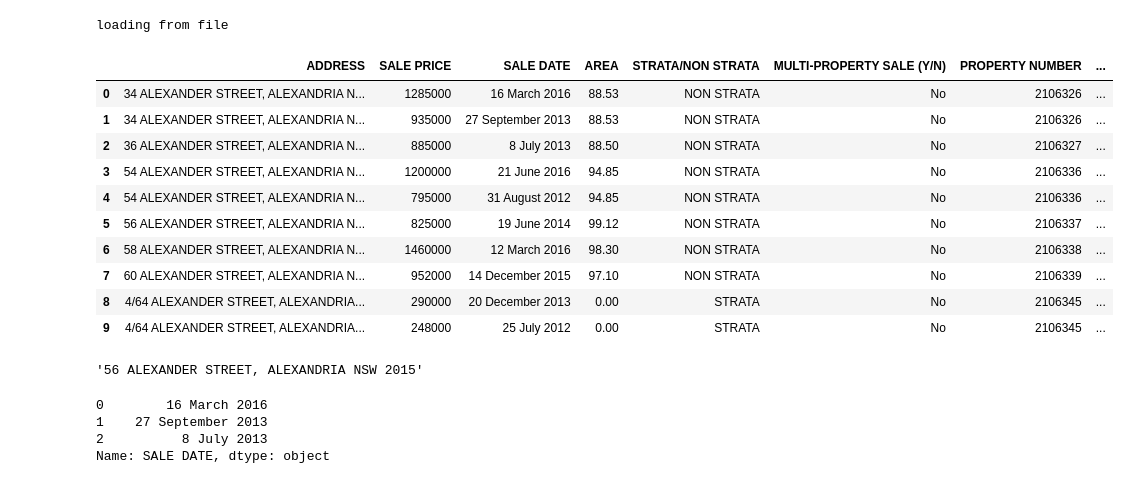
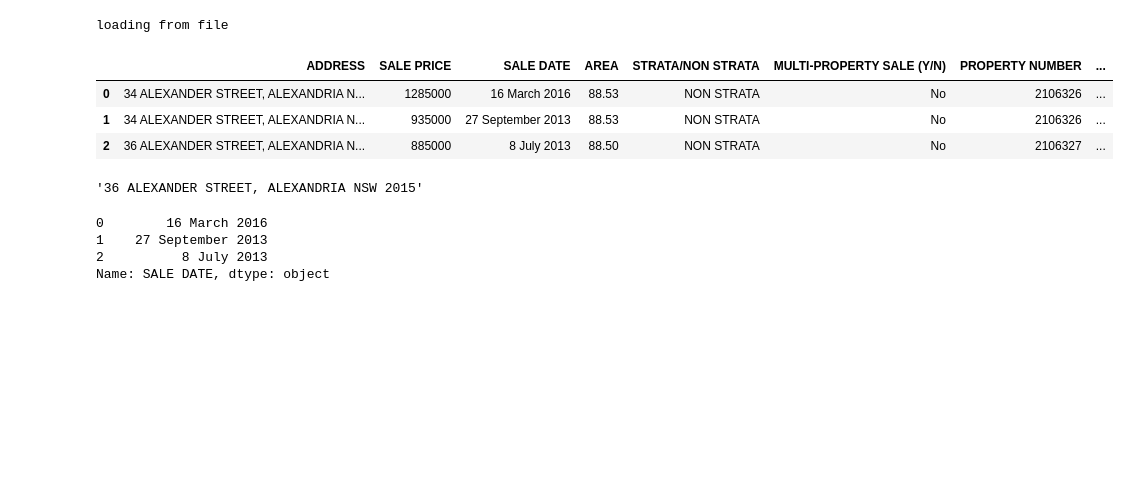
Before and after one commit to alexlewis20/code1161base, a Jupyter notebook: week6/Week 6 Notebook Sandpit.ipynb, the cells around one changed output. Cells and saved outputs as stored; diff of their text form; code cells hidden in the pictures; blank space fills up the shorter version.

```diff
--- a/week6/Week 6 Notebook Sandpit.ipynb
+++ b/week6/Week 6 Notebook Sandpit.ipynb
@@ -20,24 +20,17 @@ print "loading from file"
 # %% [output]
 loading from file
 # %%
-sales_data.head(10)
+sales_data.head(3)
 # %% [output]
 |  | ADDRESS | SALE PRICE | SALE DATE | AREA | STRATA/NON STRATA | MULTI-PROPERTY SALE (Y/N) | PROPERTY NUMBER | ... |
 | 0 | 34 ALEXANDER STREET, ALEXANDRIA N... | 1285000 | 16 March 2016 | 88.53 | NON STRATA | No | 2106326 | ... |
 | 1 | 34 ALEXANDER STREET, ALEXANDRIA N... | 935000 | 27 September 2013 | 88.53 | NON STRATA | No | 2106326 | ... |
 | 2 | 36 ALEXANDER STREET, ALEXANDRIA N... | 885000 | 8 July 2013 | 88.50 | NON STRATA | No | 2106327 | ... |
-| 3 | 54 ALEXANDER STREET, ALEXANDRIA N... | 1200000 | 21 June 2016 | 94.85 | NON STRATA | No | 2106336 | ... |
-| 4 | 54 ALEXANDER STREET, ALEXANDRIA N... | 795000 | 31 August 2012 | 94.85 | NON STRATA | No | 2106336 | ... |
-| 5 | 56 ALEXANDER STREET, ALEXANDRIA N... | 825000 | 19 June 2014 | 99.12 | NON STRATA | No | 2106337 | ... |
-| 6 | 58 ALEXANDER STREET, ALEXANDRIA N... | 1460000 | 12 March 2016 | 98.30 | NON STRATA | No | 2106338 | ... |
-| 7 | 60 ALEXANDER STREET, ALEXANDRIA N... | 952000 | 14 December 2015 | 97.10 | NON STRATA | No | 2106339 | ... |
-| 8 | 4/64 ALEXANDER STREET, ALEXANDRIA... | 290000 | 20 December 2013 | 0.00 | STRATA | No | 2106345 | ... |
-| 9 | 4/64 ALEXANDER STREET, ALEXANDRIA... | 248000 | 25 July 2012 | 0.00 | STRATA | No | 2106345 | ... |
 # %%
-row_five = sales_data.iloc[5]
+row_five = sales_data.iloc[2]
 row_five['ADDRESS']
 # %% [output]
-'56 ALEXANDER STREET, ALEXANDRIA NSW 2015'
+'36 ALEXANDER STREET, ALEXANDRIA NSW 2015'
 # %%
 sales_data["SALE DATE"][:3]
 # %% [output]
```
Also changed, not shown: parts of 4 cells of this notebook, 3 other files.
